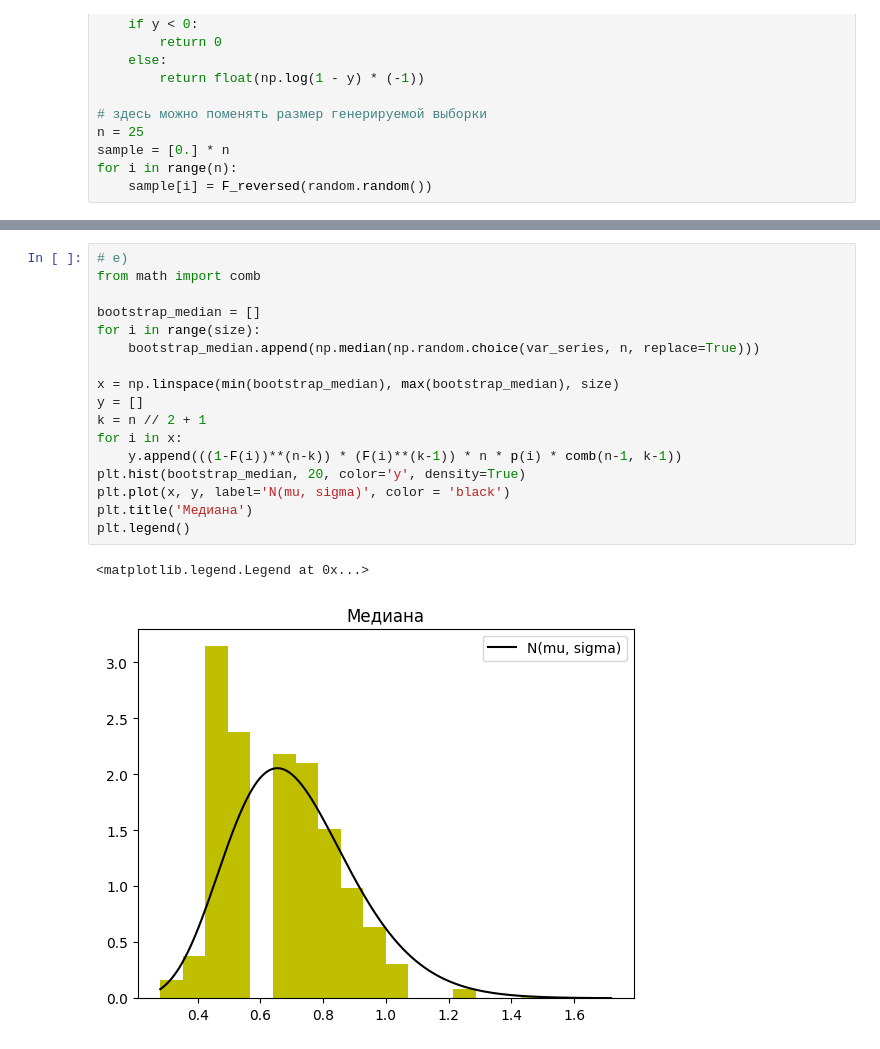
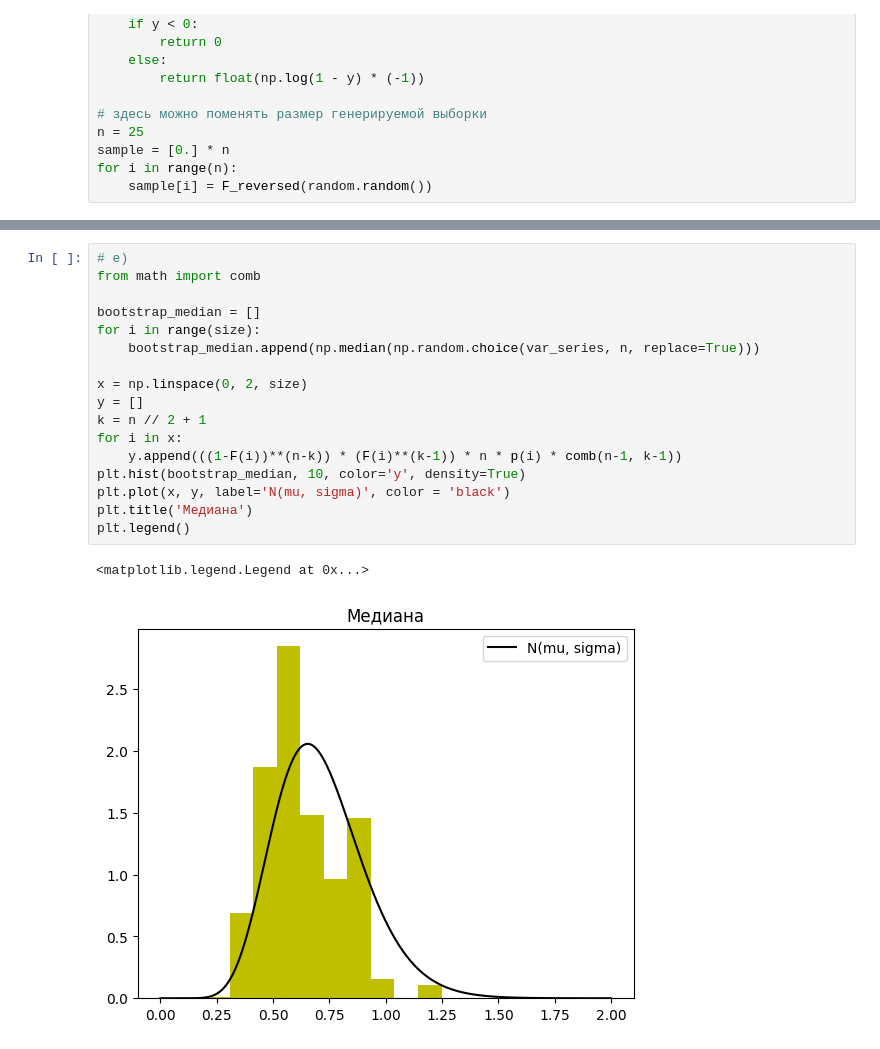
Before and after one commit to Salnikova-Lida/Math_stat_2025_spring, a Jupyter notebook: assignment_1/task2.ipynb, the cells around one changed output, grey strips where cells are left out. Saved outputs shown, nothing was run; the diff lists cells and outputs as text.

```diff
--- a/assignment_1/task2.ipynb
+++ b/assignment_1/task2.ipynb
@@ -129,20 +125,20 @@ print("Вероятность того, что коэффициент асимм
 # %%
 # e)
 from math import comb
 
 bootstrap_median = []
 for i in range(size):
     bootstrap_median.append(np.median(np.random.choice(var_series, n, replace=True)))
 
-x = np.linspace(min(bootstrap_median), max(bootstrap_median), size)
+x = np.linspace(0, 2, size)
 y = []
 k = n // 2 + 1
 for i in x:
     y.append(((1-F(i))**(n-k)) * (F(i)**(k-1)) * n * p(i) * comb(n-1, k-1))
-plt.hist(bootstrap_median, 20, color='y', density=True)
+plt.hist(bootstrap_median, 10, color='y', density=True)
 plt.plot(x, y, label='N(mu, sigma)', color = 'black')
 plt.title('Медиана')
 plt.legend()
 # %% [output]
 <matplotlib.legend.Legend at 0x...>
-[figure, old version]
+[figure, new version]
```
Also changed, not shown: parts of 7 cells of this notebook.
